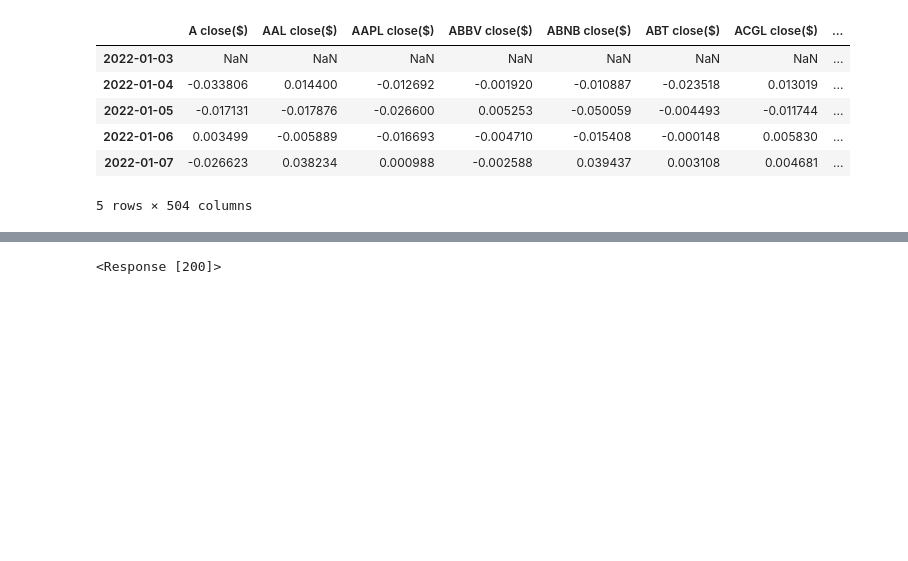
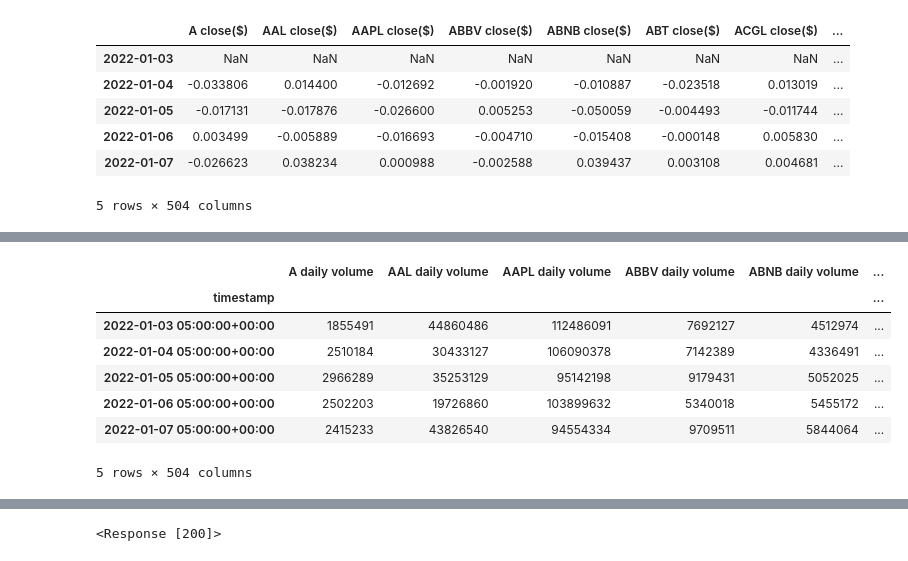
Before and after one commit to MontgomeryG/Group3Project1, a Jupyter notebook: snpReturnsWithAlpaca.ipynb, the cells around one changed output, grey strips where cells are left out. Saved outputs shown, nothing was run; the diff lists cells and outputs as text; code cells hidden in the pictures; blank space fills up the shorter version.

```diff
--- a/snpReturnsWithAlpaca.ipynb
+++ b/snpReturnsWithAlpaca.ipynb
@@ -533,0 +615,14 @@ snp500_2022_daily_returns_df["AVG of previous columns"].plot()
+# %%
+# Add that list to our snp500_daily_volume_df
+snp500_daily_volume_df["Average Daily Volume"] = avg_daily_snp500_volume_list
+# %%
+snp500_daily_volume_df.head()
+# %% [output]
+|  | A daily volume | AAL daily volume | AAPL daily volume | ABBV daily volume | ABNB daily volume | ... |
+| timestamp |  |  |  |  |  | ... |
+| 2022-01-03 05:00:00+00:00 | 1855491 | 44860486 | 112486091 | 7692127 | 4512974 | ... |
+| 2022-01-04 05:00:00+00:00 | 2510184 | 30433127 | 106090378 | 7142389 | 4336491 | ... |
+| 2022-01-05 05:00:00+00:00 | 2966289 | 35253129 | 95142198 | 9179431 | 5052025 | ... |
+| 2022-01-06 05:00:00+00:00 | 2502203 | 19726860 | 103899632 | 5340018 | 5455172 | ... |
+| 2022-01-07 05:00:00+00:00 | 2415233 | 43826540 | 94554334 | 9709511 | 5844064 | ... |
+5 rows × 504 columns
```
Also changed, not shown: parts of 11 cells of this notebook.
